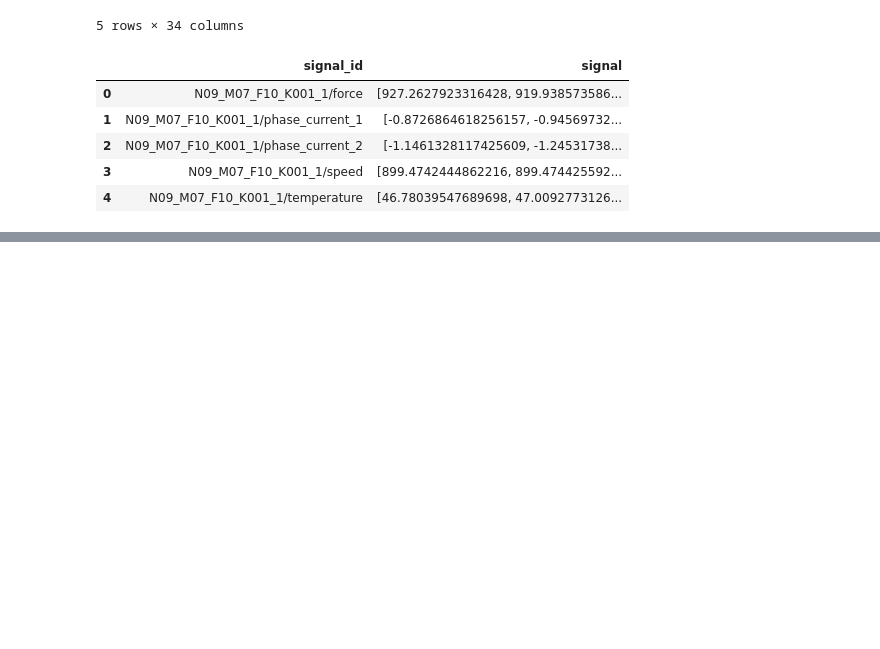
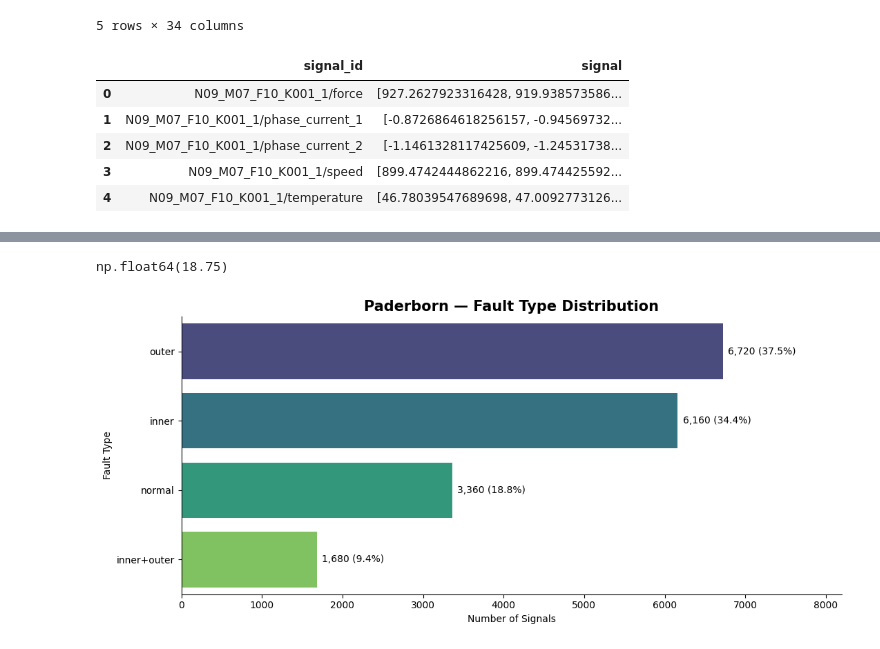
Before and after one commit to Snappy-Aditya123/LLMs_RAG_Bearings, a Jupyter notebook: scr/EDA.ipynb, the cells around one changed output, grey strips where cells are left out. Saved outputs shown, nothing was run; the diff lists cells and outputs as text; code cells hidden in the pictures; blank space fills up the shorter version.

```diff
--- a/scr/EDA.ipynb
+++ b/scr/EDA.ipynb
@@ -81,0 +107,40 @@ paderborn_signals_df.head()
+# %%
+(paderborn_metadata_df['fault_location'][paderborn_metadata_df['fault_location'] == 'none'].count() / paderborn_metadata_df.shape[0]) * 100
+# %% [output]
+np.float64(18.75)
+# %%
+
+df = paderborn_metadata_df
+
+counts = df["fault_type"].fillna("Unknown").value_counts()
+percentages = counts / counts.sum() * 100
+
+fig, ax = plt.subplots(figsize=(11, 5))
+
+sns.barplot(
+    x=counts.values,
+    y=counts.index,
+    hue=counts.index,
+    palette="viridis",
+    legend=False,
+    ax=ax
+)
+
+for i, (count, pct) in enumerate(zip(counts, percentages)):
+    ax.text(
+        count + counts.max() * 0.01,
+        i,
+        f"{count:,} ({pct:.1f}%)",
+        va="center",
+        fontsize=10
+    )
+
+ax.set_xlim(0, counts.max() * 1.22)
+ax.set_title("Paderborn — Fault Type Distribution", fontsize=15, weight="bold")
+ax.set_xlabel("Number of Signals")
+ax.set_ylabel("Fault Type")
+sns.despine()
+plt.tight_layout()
+plt.show()
+# %% [output]
+[figure, added]
```
Also changed, not shown: parts of 18 cells of this notebook.
